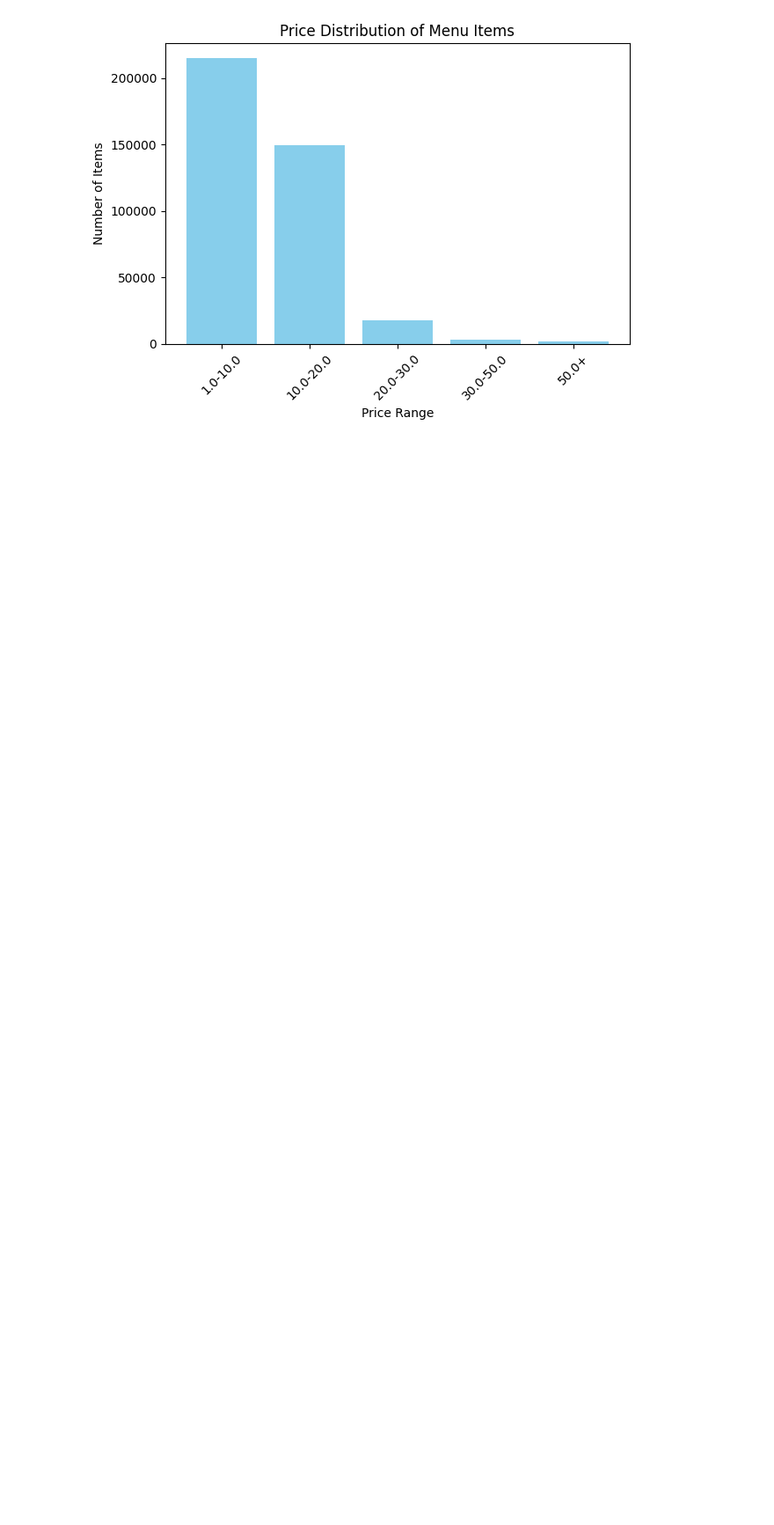
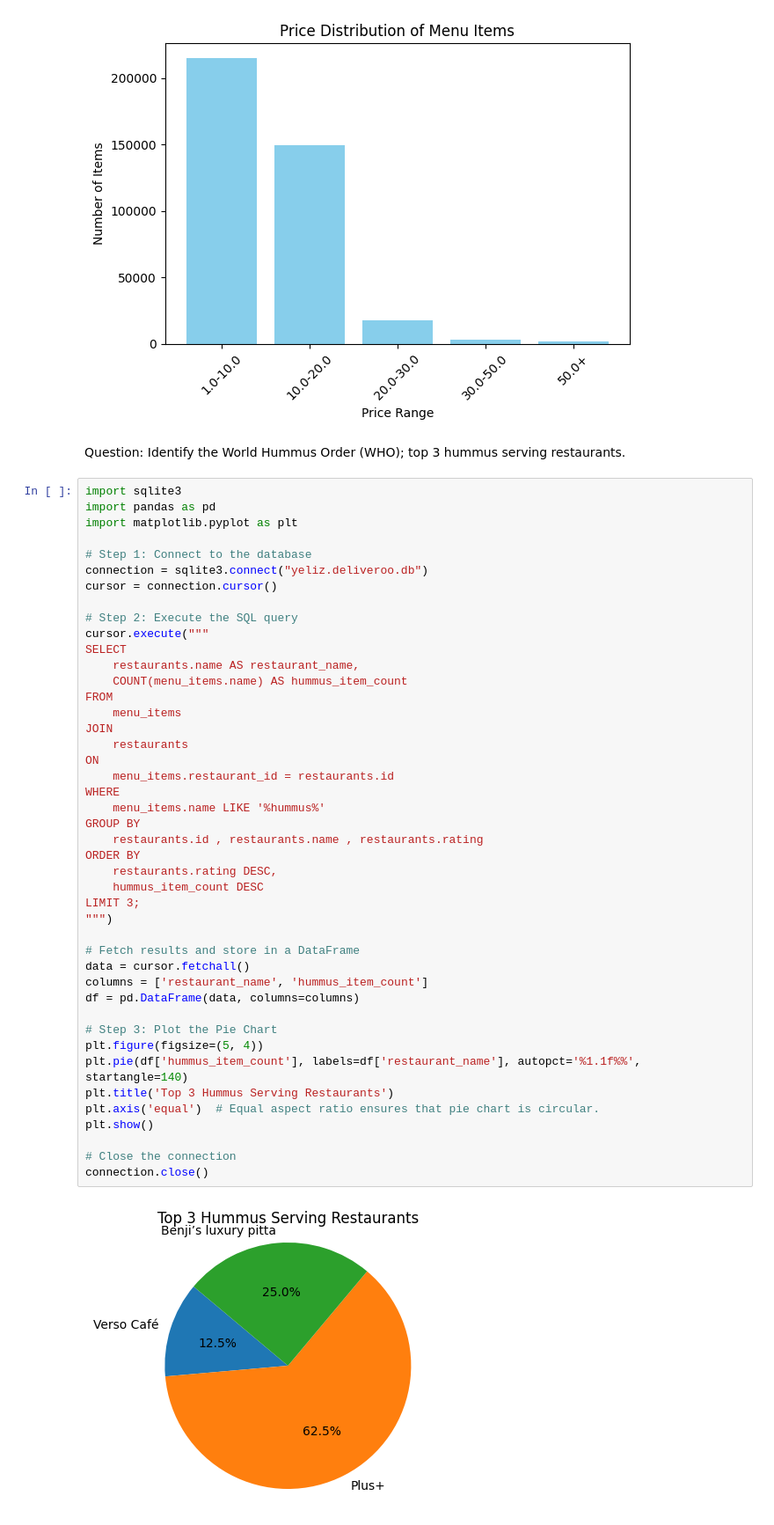
Before and after one commit to ricosaxo/delivery-market-analysis-with-SQL, a Jupyter notebook: Yeliz/yeliz.ipynb, the cells around one changed output. Shown at 88% size. Saved outputs shown, nothing was run; the diff lists cells and outputs as text; blank space fills up the shorter version.

```diff
--- a/Yeliz/yeliz.ipynb
+++ b/Yeliz/yeliz.ipynb
@@ -279,3 +279,51 @@ plt.show()
 connection.close()
 # %% [output]
 [figure]
+# %% [markdown]
+Question: Identify the World Hummus Order (WHO); top 3 hummus serving restaurants.
+# %%
+import sqlite3
+import pandas as pd
+import matplotlib.pyplot as plt
+
+# Step 1: Connect to the database
+connection = sqlite3.connect("yeliz.deliveroo.db")
+cursor = connection.cursor()
+
+# Step 2: Execute the SQL query
+cursor.execute("""
+SELECT
+    restaurants.name AS restaurant_name,
+    COUNT(menu_items.name) AS hummus_item_count
+FROM
+    menu_items
+JOIN
+    restaurants
+ON
+    menu_items.restaurant_id = restaurants.id
+WHERE
+    menu_items.name LIKE '%hummus%'
+GROUP BY
+    restaurants.id , restaurants.name , restaurants.rating
+ORDER BY
+    restaurants.rating DESC,
+    hummus_item_count DESC
+LIMIT 3;
+""")
+
+# Fetch results and store in a DataFrame
+data = cursor.fetchall()
+columns = ['restaurant_name', 'hummus_item_count']
+df = pd.DataFrame(data, columns=columns)
+
+# Step 3: Plot the Pie Chart
+plt.figure(figsize=(5, 4))
+plt.pie(df['hummus_item_count'], labels=df['restaurant_name'], autopct='%1.1f%%', startangle=140)
+plt.title('Top 3 Hummus Serving Restaurants')
+plt.axis('equal')  # Equal aspect ratio ensures that pie chart is circular.
+plt.show()
+
+# Close the connection
+connection.close()
+# %% [output]
+[figure, added]
```
Also changed, not shown: parts of 3 cells of this notebook, 5 other files.
